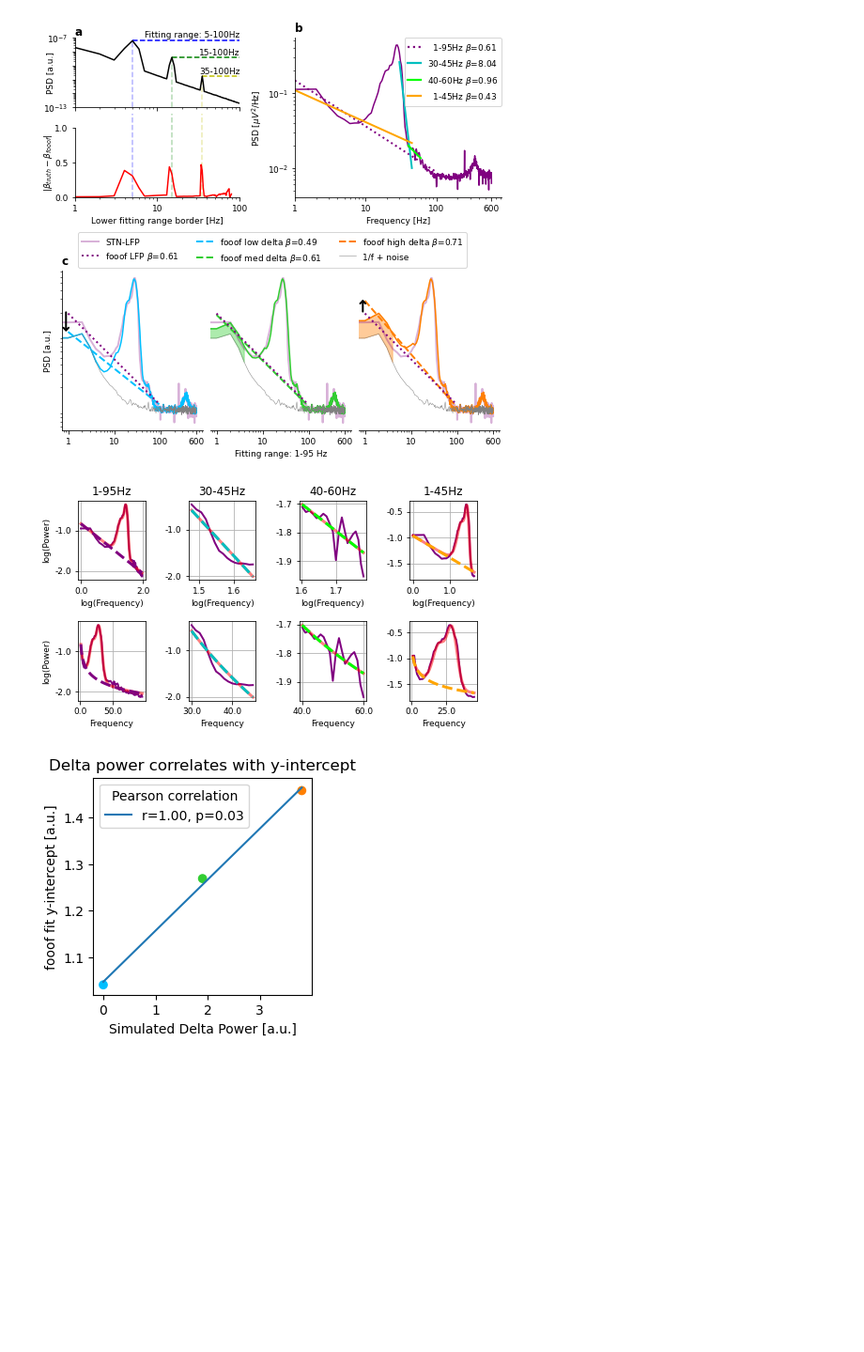
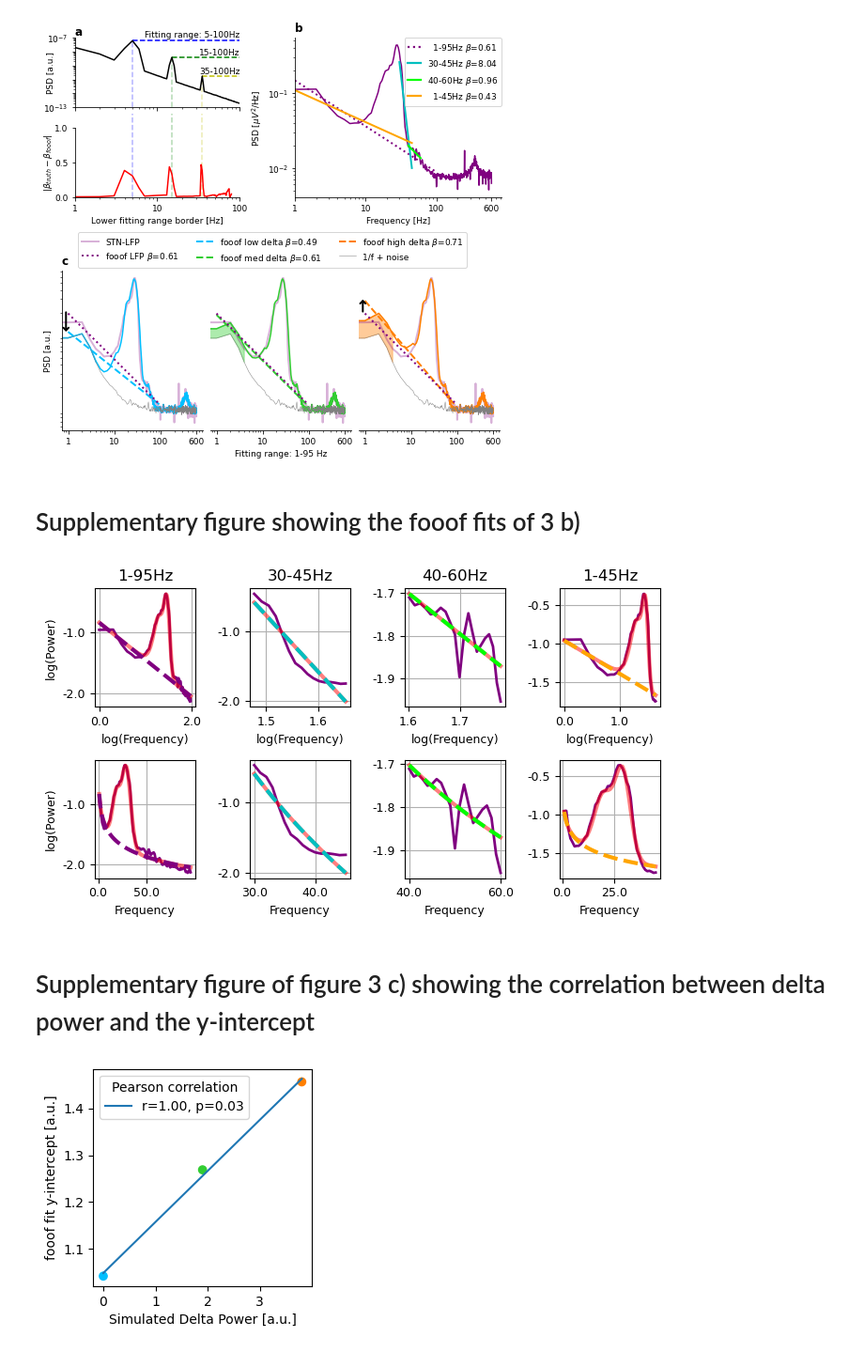
Before and after one commit to moritz-gerster/separating_periodic_from_aperiodic_PSDs, a Jupyter notebook: Fig3.ipynb, the cells around one changed output. Shown at 94% size. Cells and saved outputs as stored; diff of their text form; code cells hidden in the pictures; blank space fills up the shorter version.

```diff
--- a/Fig3.ipynb
+++ b/Fig3.ipynb
@@ -168,8 +169,6 @@ Removed notch frequencies (Hz):
 # %%
-# %% c) Simulate PSD to reproduce real PSD from b)
-
+exponent = 1.5  # 1/f exponent
 nlv = 0.0003  # white noise level
-exponent = 1.5  # 1/f exponent
 
 # Oscillations as tuple (frequency, amplitude, width)
 alpha = (12, 1.7, 3)
@@ -180,12 +179,13 @@ hfo = (360, 20, 60)
 
 oscillations = (alpha, low_beta, high_beta, gamma, hfo)
 
-# Delta Oscillations
+# Delta oscillations
 delta_freq = 2
 delta_width = 6
-low_delta = (delta_freq, 0, delta_width)
-med_delta = (delta_freq, 1.9, delta_width)
-high_delta = (delta_freq, 3.8, delta_width)
+delta_amp1, delta_amp2, delta_amp3 = 0, 1.9, 3.8
+low_delta = (delta_freq, delta_amp1, delta_width)
+med_delta = (delta_freq, delta_amp2, delta_width)
+high_delta = (delta_freq, delta_amp3, delta_width)
 
 osc_params_low = [low_delta, *oscillations]
 osc_params_med = [med_delta, *oscillations]
@@ -226,7 +226,7 @@ psd_low /= np.median(psd_low[plateau])
 psd_med /= np.median(psd_med[plateau])
 psd_high /= np.median(psd_high[plateau])
 
-# Create tuples for plotting
+# Pack lines for plotting
 plot_psd_spec10_adj = (freq, spec10_adj)
 plot_psd_low = (freq, psd_low, c_low)
 plot_psd_med = (freq, psd_med, c_med)
@@ -277,7 +277,7 @@ ap_fit_low = gen_aperiodic(fm_low.freqs, fm_low.aperiodic_params_)
 ap_fit_med = gen_aperiodic(fm_med.freqs, fm_med.aperiodic_params_)
 ap_fit_high = gen_aperiodic(fm_high.freqs, fm_high.aperiodic_params_)
 
-# Create tuples for plotting
+# Pack lines for plotting
 plot_fit_spec10 = (fm_LFP.freqs, 10**ap_fit_LFP, ":")
 plot_aperiodic = (freq, psd_aperiodic, c_ground)
 plot_fit_low = (fm_low.freqs, 10**ap_fit_low, "--")
@@ -527,8 +528,10 @@ plt.savefig(fig_path + "Fig3.png", dpi=1000, bbox_inches="tight")
 plt.show()
 # %% [output]
 [figure]
+# %% [markdown]
+# Supplementary figure showing the fooof fits of 3 b)
 # %%
-# %% Plot Supp Mat b)
+warnings.filterwarnings("ignore")
 
 fig, axes = plt.subplots(2, 4, figsize=[fig_width, 4])
 for i in range(4):
@@ -571,36 +574,34 @@ plt.savefig(fig_path + "Fig3_SuppB.png", dpi=1000, bbox_inches="tight")
 plt.savefig(fig_path + "Fig3_SuppB.pdf", bbox_inches="tight")
 plt.show()
 # %% [output]
-[figure, old version]
+[figure, new version]
+# %% [markdown]
+# Supplementary figure of figure 3 c) showing the correlation between delta power and the y-intercept
 # %%
-# %% Plot Supp Mat c
-
-
 mpl.rcParams.update(mpl.rcParamsDefault)
 
 y_intercepts = [fm_low.aperiodic_params_[0],
                 fm_med.aperiodic_params_[0],
                 fm_high.aperiodic_params_[0]]
 
 delta_power = [low_delta[1], med_delta[1], high_delta[1]]
 
 # Pearson
 r_corr, p_val = pearsonr(delta_power, y_intercepts)
 
 # Regression
 m, b = np.polyfit(delta_power, y_intercepts, 1)
 
 # Plot
 fig, ax = plt.subplots(1, 1, figsize=[3, 3])
 ax.scatter(delta_power, y_intercepts, c=[c_low, c_med, c_high])
 ax.plot(delta_power, m*np.array(delta_power) + b,
         label=f"r={r_corr:.2f}, p={p_val:.2f}")
 ax.set(xlabel="Simulated Delta Power [a.u.]",
        ylabel="fooof fit y-intercept [a.u.]")
-ax.set_title("Delta power correlates with y-intercept")
 ax.legend(title="Pearson correlation")
 plt.savefig(fig_path + "Fig3_SuppC.png", dpi=1000, bbox_inches="tight")
 plt.savefig(fig_path + "Fig3_SuppC.pdf", bbox_inches="tight")
 plt.show()
 # %% [output]
-[figure, old version]
+[figure, new version]
```
Also changed, not shown: parts of 12 cells of this notebook, 17 other files.
